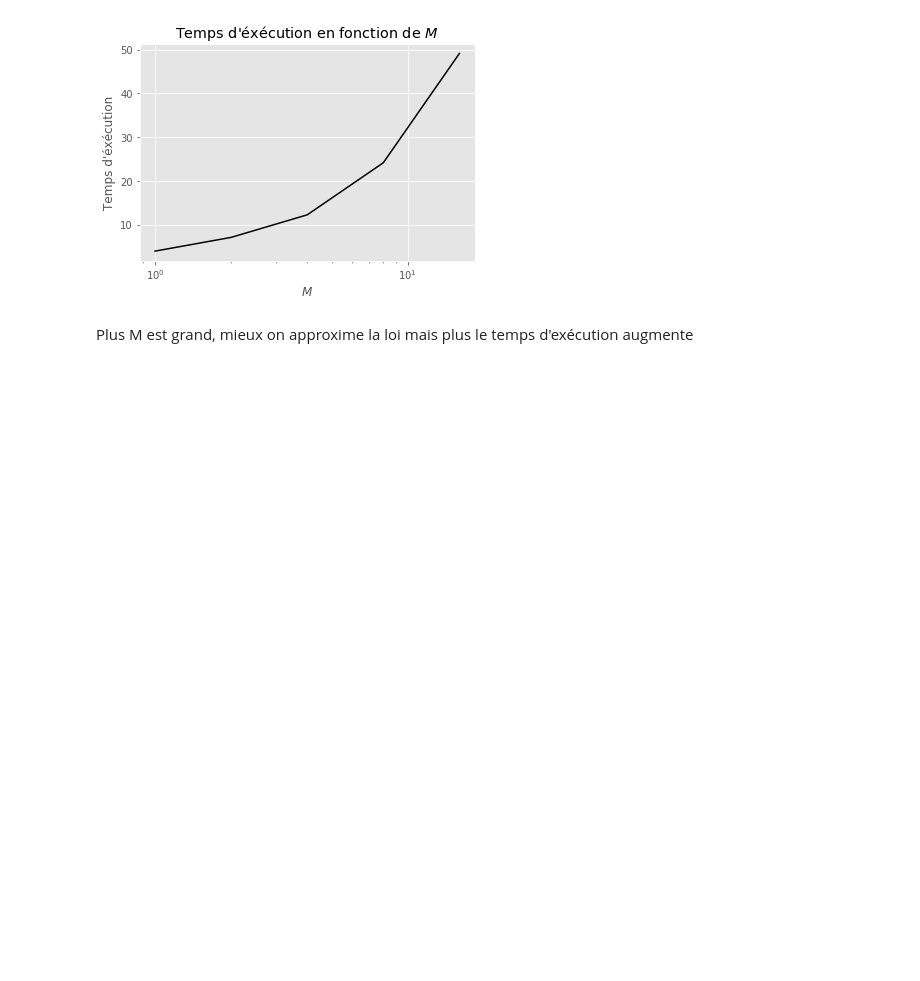
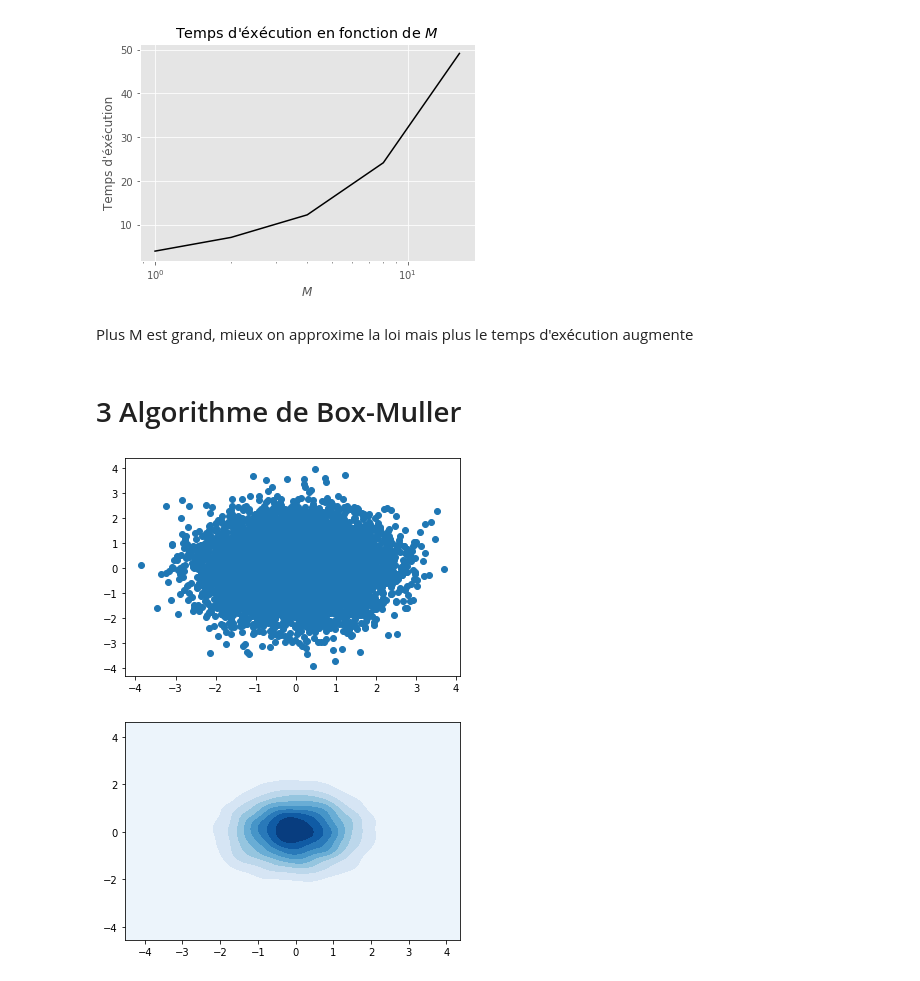
Before and after one commit to VictorNiaussat/EstimationAdvanced, a Jupyter notebook: TP MonteCarlo MCMC/Niaussat_Cilleros.ipynb, the cells around one changed output. Cells and saved outputs as stored; diff of their text form; code cells hidden in the pictures; blank space fills up the shorter version.

Commit message:
BoxMuller 1

```diff
--- a/TP MonteCarlo MCMC/Niaussat_Cilleros.ipynb
+++ b/TP MonteCarlo MCMC/Niaussat_Cilleros.ipynb
@@ -143,3 +143,31 @@ Temps d'exécution pour M = 16 vaut 49.12071967124939 secondes
 [figure]
 # %% [markdown]
 Plus M est grand, mieux on approxime la loi mais plus le temps d'exécution augmente
+# %% [markdown]
+# 3 Algorithme de Box-Muller
+# %%
+N_sample = 10000
+def Box_Muller(N_sample = 10000):
+    X_gen,Y_gen=[],[]
+    for j in range(N_sample):
+        u1 = nprd.uniform()
+        u2=nprd.uniform()
+        R= -2*np.log(u1)
+        V=2*np.pi*u2
+        X_gen.append(np.sqrt(R)*np.cos(V))
+        Y_gen.append(np.sqrt(R)*np.sin(V))
+    return(X_gen,Y_gen)
+# %%
+import seaborn as sns
+X,Y = Box_Muller(10000)
+
+plt.figure()
+plt.scatter(X,Y)
+plt.show()
+
+plt.figure()
+sns.kdeplot(x=X, y=Y,cmap="Blues",fill=True, thresh=0 )
+plt.show()
+# %% [output]
+[figure, added]
+[figure, added]
```
Also changed, not shown: parts of 1 cell of this notebook.
